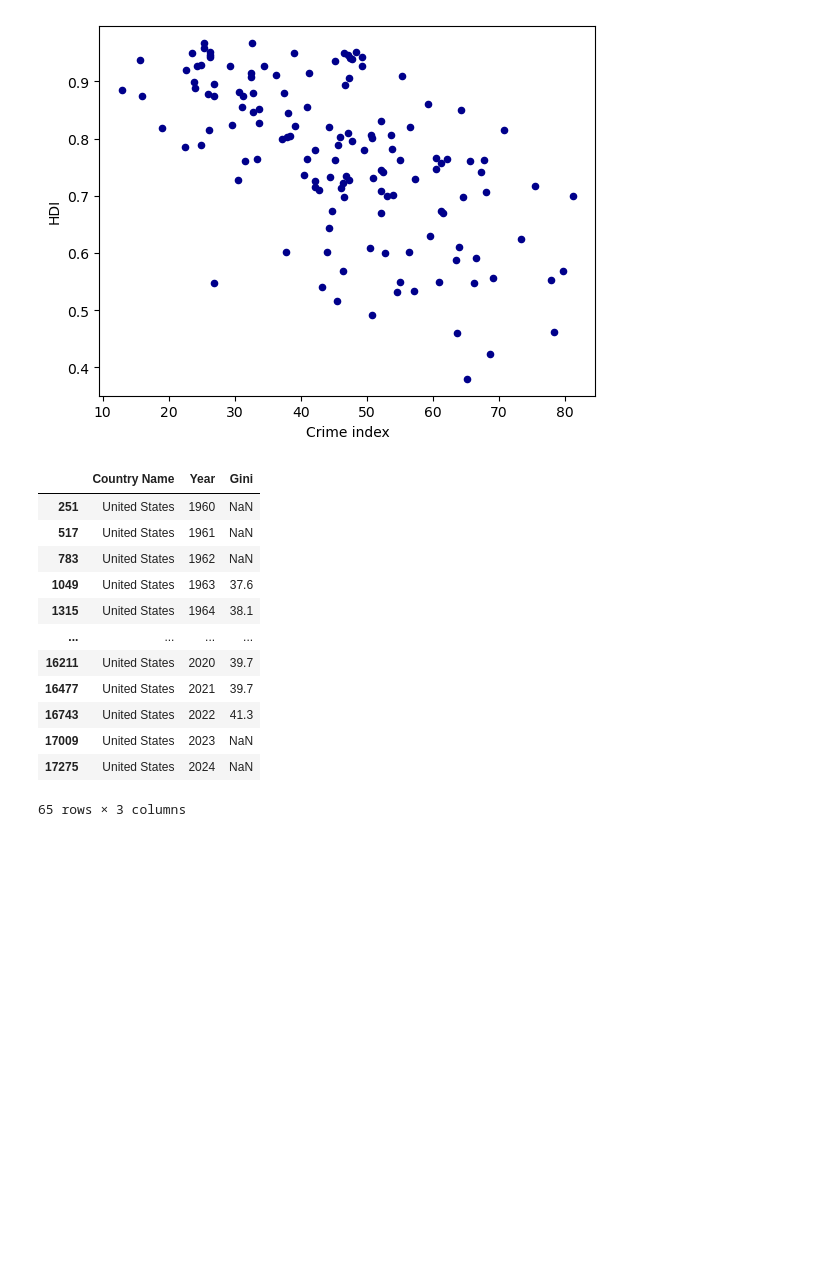
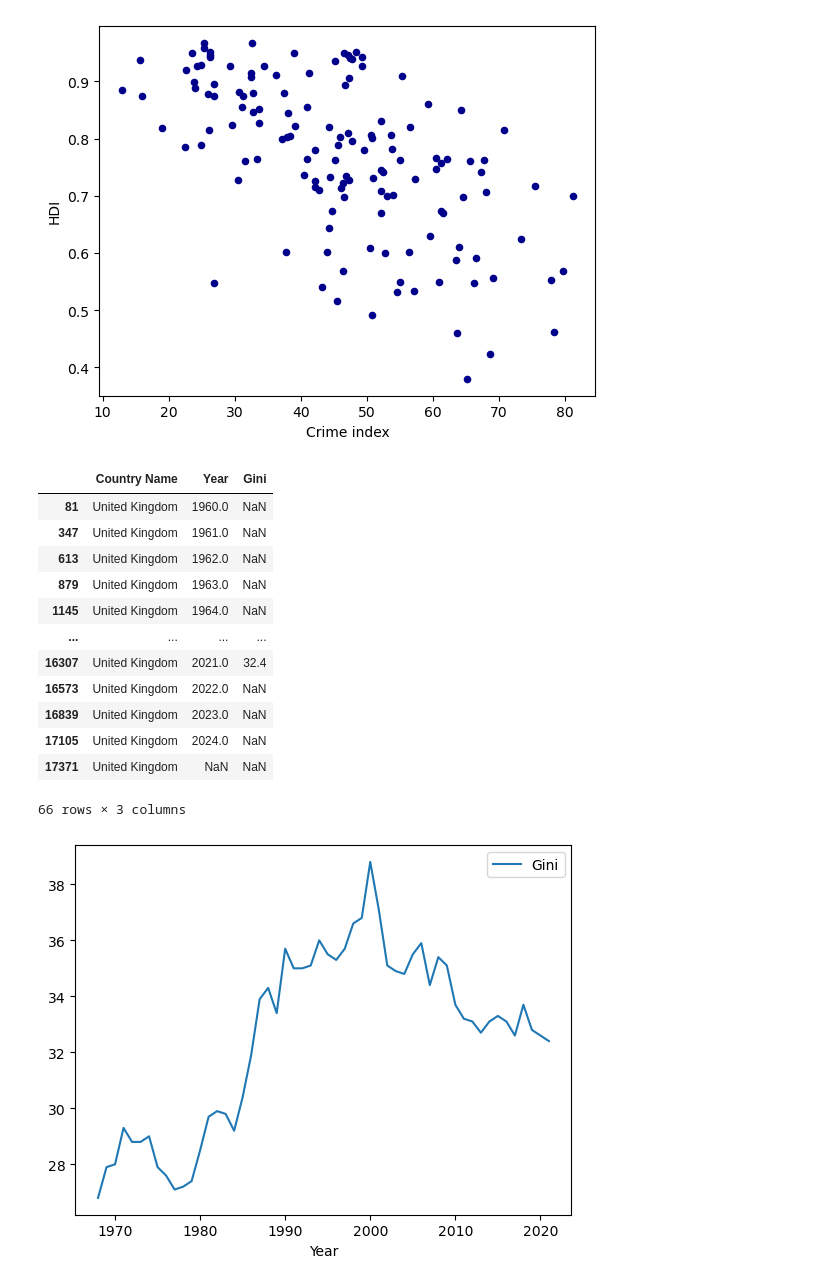
Before and after one commit to blueron05/730049432, a Jupyter notebook: projectCode.ipynb, the cells around one changed output. Saved outputs shown, nothing was run; the diff lists cells and outputs as text; code cells hidden in the pictures; blank space fills up the shorter version.

```diff
--- a/projectCode.ipynb
+++ b/projectCode.ipynb
@@ -132,23 +132,23 @@ os.rename("API_SI.POV.GINI_DS2_en_csv_v2_19376.csv", "GiniUS.csv")
 # %%
-GiniUSdf = pd.read_csv("GiniUS.csv", header=4)
-GiniUSdf = GiniUSdf.drop(columns=["Country Code", "Indicator Name", "Indicator Code"])
-GiniUSdf = pd.melt(GiniUSdf, id_vars=["Country Name"], var_name="Year", value_name="Gini")
-GiniUSdf = GiniUSdf[GiniUSdf["Country Name"] == "United States"]
-#GiniUSdf = GiniUSdf.set_index("Country Name").transpose()
-#GiniUSdf.index.name = "Year"
-#GiniUSdf.reset_index(inplace=True)
-GiniUSdf
+GiniUKdf = pd.read_csv("GiniUK.csv", header=2)
+GiniUKdf = GiniUKdf.drop(columns=["Country Code", "Indicator Name", "Indicator Code"])
+GiniUKdf = pd.melt(GiniUKdf, id_vars=["Country Name"], var_name="Year", value_name="Gini")
+GiniUKdf = GiniUKdf[GiniUKdf["Country Name"] == "United Kingdom"]
+GiniUKdf[["Gini", "Year"]] = GiniUKdf[["Gini", "Year"]].apply(lambda col: pd.to_numeric(col, errors="coerce"))
+lines = GiniUKdf.plot.line(x="Year", y="Gini")
+GiniUKdf
 # %% [output]
 |  | Country Name | Year | Gini |
-| 251 | United States | 1960 | NaN |
-| 517 | United States | 1961 | NaN |
-| 783 | United States | 1962 | NaN |
-| 1049 | United States | 1963 | 37.6 |
-| 1315 | United States | 1964 | 38.1 |
+| 81 | United Kingdom | 1960.0 | NaN |
+| 347 | United Kingdom | 1961.0 | NaN |
+| 613 | United Kingdom | 1962.0 | NaN |
+| 879 | United Kingdom | 1963.0 | NaN |
+| 1145 | United Kingdom | 1964.0 | NaN |
 | ... | ... | ... | ... |
-| 16211 | United States | 2020 | 39.7 |
-| 16477 | United States | 2021 | 39.7 |
-| 16743 | United States | 2022 | 41.3 |
-| 17009 | United States | 2023 | NaN |
-| 17275 | United States | 2024 | NaN |
+| 16307 | United Kingdom | 2021.0 | 32.4 |
+| 16573 | United Kingdom | 2022.0 | NaN |
+| 16839 | United Kingdom | 2023.0 | NaN |
+| 17105 | United Kingdom | 2024.0 | NaN |
+| 17371 | United Kingdom | NaN | NaN |
-65 rows × 3 columns
+66 rows × 3 columns
+[figure, added]
```
Also changed, not shown: parts of 8 cells of this notebook, 4 other files.
